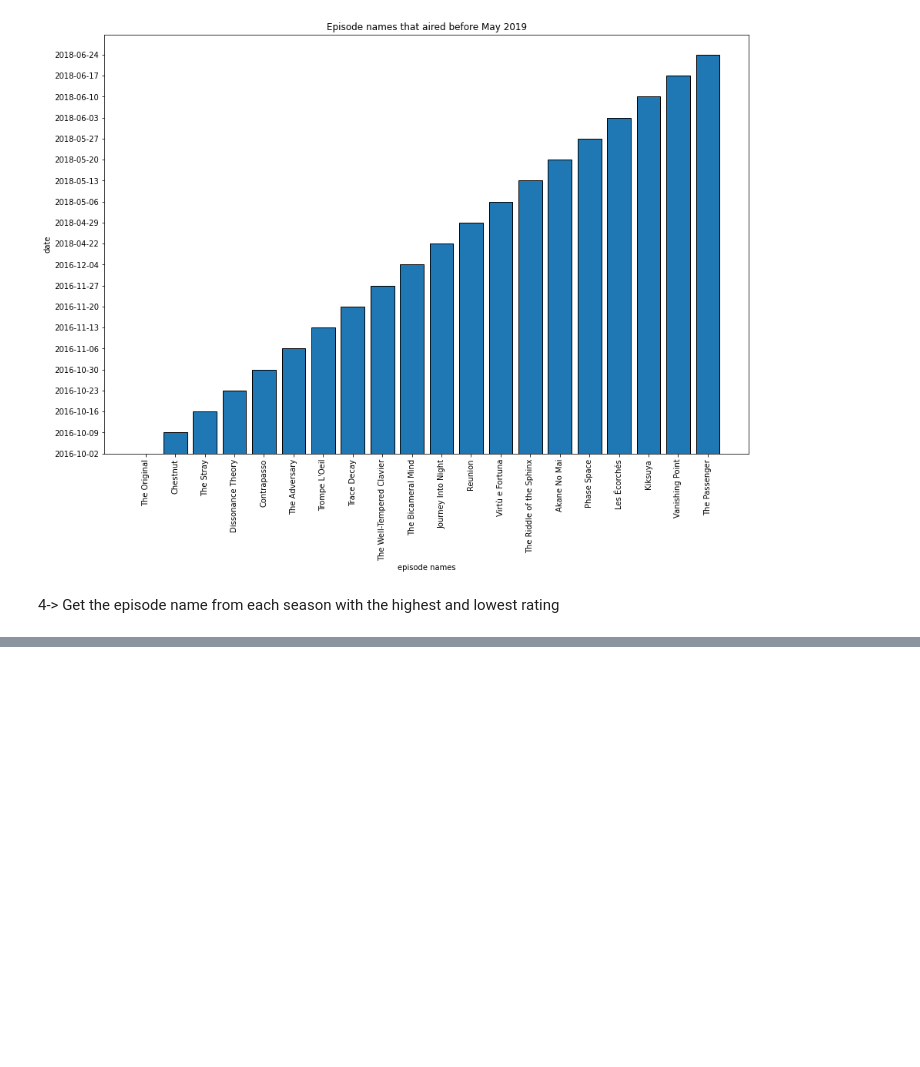
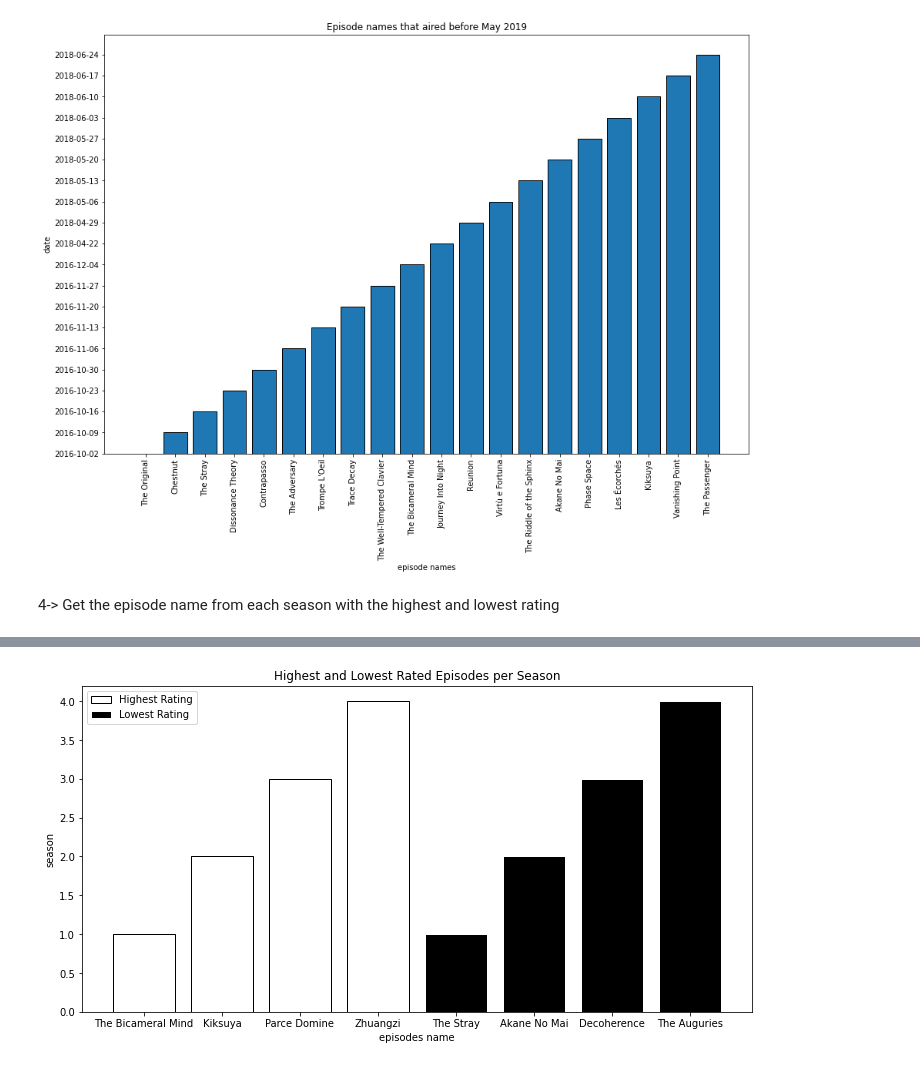
Before and after one commit to ups1610/Placement-Assignment_Upendra_Pratap_singh, a Jupyter notebook: Python/Ques_8/ques_8.ipynb, the cells around one changed output, grey strips where cells are left out. Saved outputs shown, nothing was run; the diff lists cells and outputs as text; code cells hidden in the pictures; blank space fills up the shorter version.

```diff
--- a/Python/Ques_8/ques_8.ipynb
+++ b/Python/Ques_8/ques_8.ipynb
@@ -148,0 +140,31 @@ df.head()
+# %%
+# Converting "Rating" column to numeric
+df["rating"] = pd.to_numeric(df["rating"])
+
+# Finding the episode with the highest and lowest rating for each season
+seasons = df["season"].unique()
+highest_ratings = []
+lowest_ratings = []
+
+for season in seasons:
+    season_data = df[df["season"] == season]
+    highest_rating_idx_data = season_data.loc[season_data["rating"].idxmax()]
+    lowest_rating_idx_data = season_data.loc[season_data["rating"].idxmin()]
+    highest_ratings.append(highest_rating_idx_data)
+    lowest_ratings.append(lowest_rating_idx_data)
+
+# Creating a new dataframe with the episode names and ratings
+highest_rating_df = pd.DataFrame(highest_ratings)
+lowest_rating_df = pd.DataFrame(lowest_ratings)
+
+# Plotting a graph of the highest and lowest rated episodes for each season
+plt.figure(figsize=(12, 6))
+plt.bar(highest_rating_df["name"], highest_rating_df["season"], label="Highest Rating",edgecolor="black",color="white")
+plt.bar(lowest_rating_df["name"], lowest_rating_df["season"], label="Lowest Rating",edgecolor="white",color="black")
+plt.xlabel("episodes name")
+plt.ylabel("season")
+plt.title("Highest and Lowest Rated Episodes per Season")
+plt.legend()
+plt.show()
+# %% [output]
+[figure, added]
```
Also changed, not shown: parts of 4 cells of this notebook.
